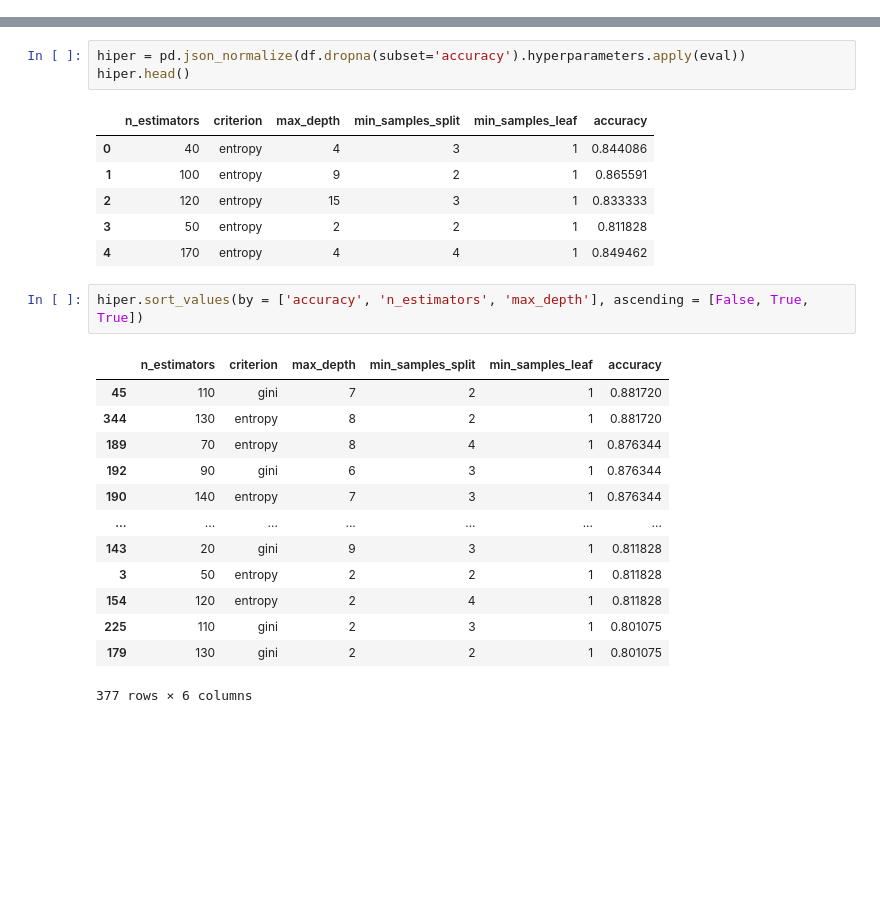
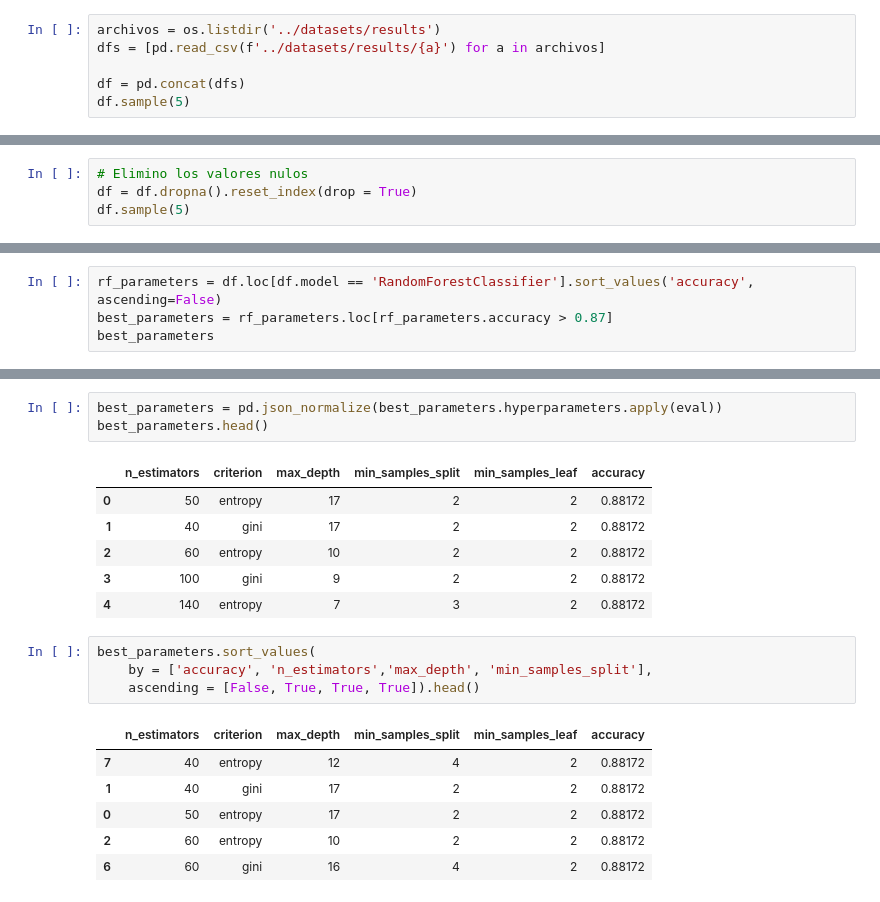
Before and after one commit to uriellmendezz/Titanic, a Jupyter notebook: jupyter/testing.ipynb, the cells around one changed output, grey strips where cells are left out. Cells and saved outputs as stored; diff of their text form; blank space fills up the shorter version.

```diff
--- a/jupyter/testing.ipynb
+++ b/jupyter/testing.ipynb
@@ -22,0 +8,6 @@ print(len(rf_combinations))
+# %%
+archivos = os.listdir('../datasets/results')
+dfs = [pd.read_csv(f'../datasets/results/{a}') for a in archivos]
+
+df = pd.concat(dfs)
+df.sample(5)
@@ -22,0 +30,4 @@ print(len(rf_combinations))
+# %%
+# Elimino los valores nulos
+df = df.dropna().reset_index(drop = True)
+df.sample(5)
@@ -31,0 +105,4 @@ df.sort_values('accuracy', ascending = False)[:5]
+# %%
+rf_parameters = df.loc[df.model == 'RandomForestClassifier'].sort_values('accuracy', ascending=False)
+best_parameters = rf_parameters.loc[rf_parameters.accuracy > 0.87]
+best_parameters
@@ -32,26 +123,21 @@ df.sort_values('accuracy', ascending = False)[:5]
 # %%
-hiper = pd.json_normalize(df.dropna(subset='accuracy').hyperparameters.apply(eval))
-hiper.head()
+best_parameters = pd.json_normalize(best_parameters.hyperparameters.apply(eval))
+best_parameters.head()
 # %% [output]
 |  | n_estimators | criterion | max_depth | min_samples_split | min_samples_leaf | accuracy |
-| 0 | 40 | entropy | 4 | 3 | 1 | 0.844086 |
-| 1 | 100 | entropy | 9 | 2 | 1 | 0.865591 |
-| 2 | 120 | entropy | 15 | 3 | 1 | 0.833333 |
-| 3 | 50 | entropy | 2 | 2 | 1 | 0.811828 |
-| 4 | 170 | entropy | 4 | 4 | 1 | 0.849462 |
+| 0 | 50 | entropy | 17 | 2 | 2 | 0.88172 |
+| 1 | 40 | gini | 17 | 2 | 2 | 0.88172 |
+| 2 | 60 | entropy | 10 | 2 | 2 | 0.88172 |
+| 3 | 100 | gini | 9 | 2 | 2 | 0.88172 |
+| 4 | 140 | entropy | 7 | 3 | 2 | 0.88172 |
 # %%
-hiper.sort_values(by = ['accuracy', 'n_estimators', 'max_depth'], ascending = [False, True, True])
+best_parameters.sort_values(
+    by = ['accuracy', 'n_estimators','max_depth', 'min_samples_split'],
+    ascending = [False, True, True, True]).head()
 # %% [output]
 |  | n_estimators | criterion | max_depth | min_samples_split | min_samples_leaf | accuracy |
-| 45 | 110 | gini | 7 | 2 | 1 | 0.881720 |
-| 344 | 130 | entropy | 8 | 2 | 1 | 0.881720 |
-| 189 | 70 | entropy | 8 | 4 | 1 | 0.876344 |
-| 192 | 90 | gini | 6 | 3 | 1 | 0.876344 |
-| 190 | 140 | entropy | 7 | 3 | 1 | 0.876344 |
-| ... | ... | ... | ... | ... | ... | ... |
-| 143 | 20 | gini | 9 | 3 | 1 | 0.811828 |
-| 3 | 50 | entropy | 2 | 2 | 1 | 0.811828 |
-| 154 | 120 | entropy | 2 | 4 | 1 | 0.811828 |
-| 225 | 110 | gini | 2 | 3 | 1 | 0.801075 |
-| 179 | 130 | gini | 2 | 2 | 1 | 0.801075 |
+| 7 | 40 | entropy | 12 | 4 | 2 | 0.88172 |
+| 1 | 40 | gini | 17 | 2 | 2 | 0.88172 |
+| 0 | 50 | entropy | 17 | 2 | 2 | 0.88172 |
+| 2 | 60 | entropy | 10 | 2 | 2 | 0.88172 |
+| 6 | 60 | gini | 16 | 4 | 2 | 0.88172 |
-377 rows × 6 columns
```
Also changed, not shown: parts of 20 cells of this notebook, 14 other files.
